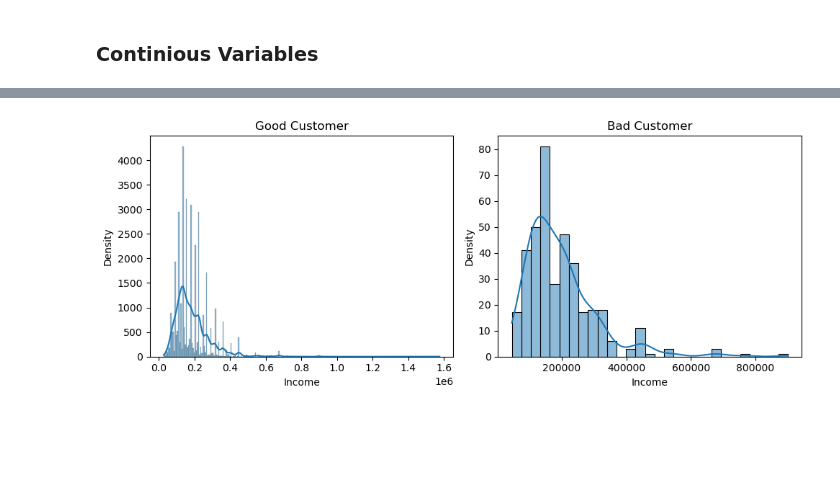
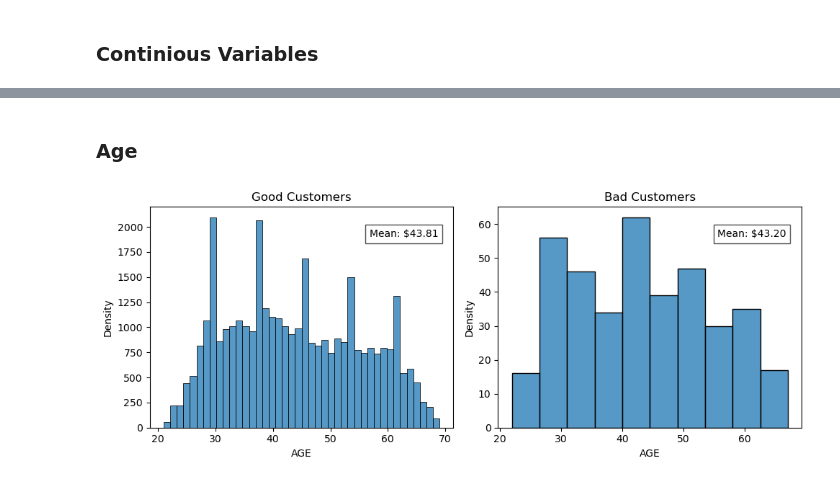
Before and after one commit to DBlassio/tangelo, a Jupyter notebook: notebooks/exploration.ipynb, the cells around one changed output, grey strips where cells are left out. Cells and saved outputs as stored; diff of their text form; code cells hidden in the pictures; blank space fills up the shorter version.

```diff
--- a/notebooks/exploration.ipynb
+++ b/notebooks/exploration.ipynb
@@ -202,0 +249,4 @@ The variables "Number of children","Income type", "Housing Type", do not appear
+# %%
+#First we transform the variable of days-employed into years
+df["YEARS_EMPLOYED"]=abs((df["DAYS_EMPLOYED"]/365)).round()
+df["AGE"]=abs((df["DAYS_BIRTH"]/365)).round()
@@ -202,0 +272,9 @@ The variables "Number of children","Income type", "Housing Type", do not appear
+# %%
+#Searching up a bit I found that Turkey has the lowest retirement age in 2023 with 45 years. So the people above this age and with >100 years employed will be flagged as 'Pensioner'.
+df.loc[(df['AGE'] >= 45) & (df['YEARS_EMPLOYED'] >= 100), 'OCCUPATION_TYPE'] = 'Pensioner'
+
+
+#We will keep only the cases where individual's reported age is at leats 15 years higher than the years employed and are not pensioners. (Assuming people can work from 15 years old)
+Aux = df[df['OCCUPATION_TYPE'] == 'Pensioner']
+df = df[(df['AGE'] >= df['YEARS_EMPLOYED'] + 15) & (df['OCCUPATION_TYPE'] != 'Pensioner')]
+df = pd.concat([df, Aux])
@@ -203,20 +324,32 @@ The variables "Number of children","Income type", "Housing Type", do not appear
+# %% [markdown]
+### Age
 # %%
+#Plots
 fig, ax = plt.subplots(1, 2, figsize=(10, 4))
 # Plotting the distributions
-sns.histplot(data=df[df.target == 0], x="AMT_INCOME_TOTAL", kde=True, ax=ax[0])
-sns.histplot(data=df[df.target == 1], x="AMT_INCOME_TOTAL", kde=True, ax=ax[1])
+sns.histplot(data=df[df.target == 0], x="AGE", ax=ax[0])
+sns.histplot(data=df[df.target == 1], x="AGE", ax=ax[1])
 
-# Set titles and labels
-ax[0].set_title('Good Customer')
-ax[0].set_xlabel('Income')
+# Set titles and labels for the subplots
+mean_0 = df[df.target == 0]["AGE"].mean()
+txt_0 = f'Mean: ${mean_0:,.2f}'
+
+ax[0].set_title('Good Customers')
+ax[0].set_xlabel('AGE')
 ax[0].set_ylabel('Density')
+ax[0].text(0.95, 0.9, txt_0, transform=ax[0].transAxes, va='top', ha='right', bbox=dict(facecolor='white', alpha=0.7))
 
-ax[1].set_title('Bad Customer')
-ax[1].set_xlabel('Income')
+# Set titles and labels for the subplots
+mean_1 = df[df.target == 1]["AGE"].mean()
+txt_1 = f'Mean: ${mean_1:,.2f}'
+
+ax[1].set_title('Bad Customers')
+ax[1].set_xlabel('AGE')
 ax[1].set_ylabel('Density')
+ax[1].text(0.95, 0.9, txt_1, transform=ax[1].transAxes, va='top', ha='right', bbox=dict(facecolor='white', alpha=0.7))
 
 # Adjust layout
 plt.tight_layout()
 plt.show()
 # %% [output]
-[figure, old version]
+[figure, new version]
```
Also changed, not shown: parts of 12 cells of this notebook.
